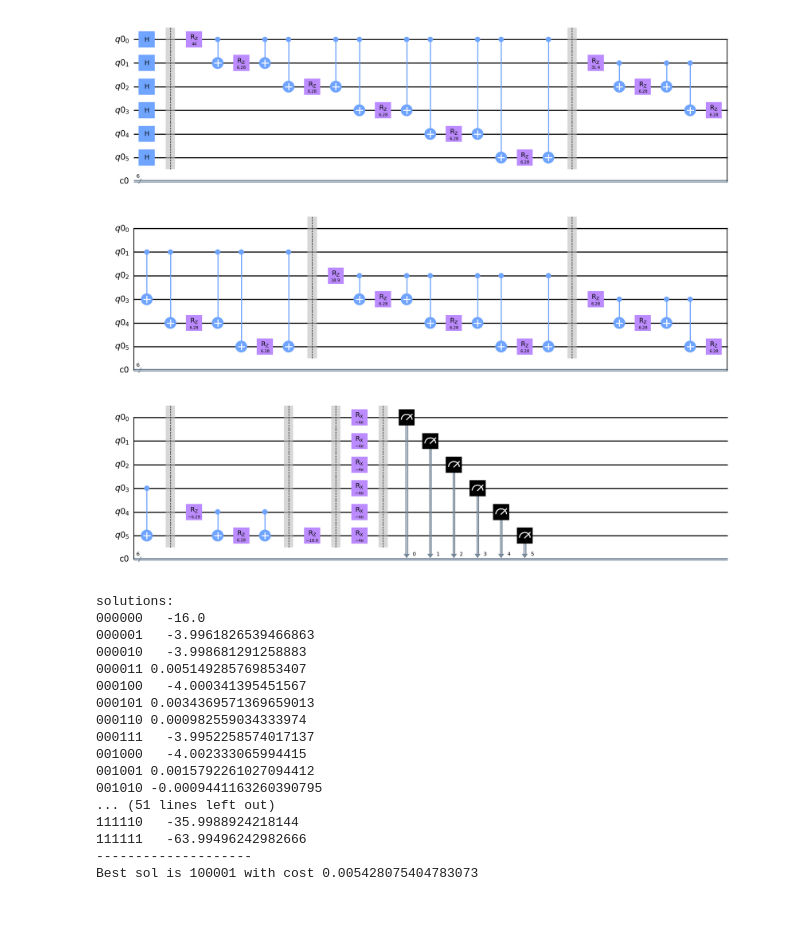
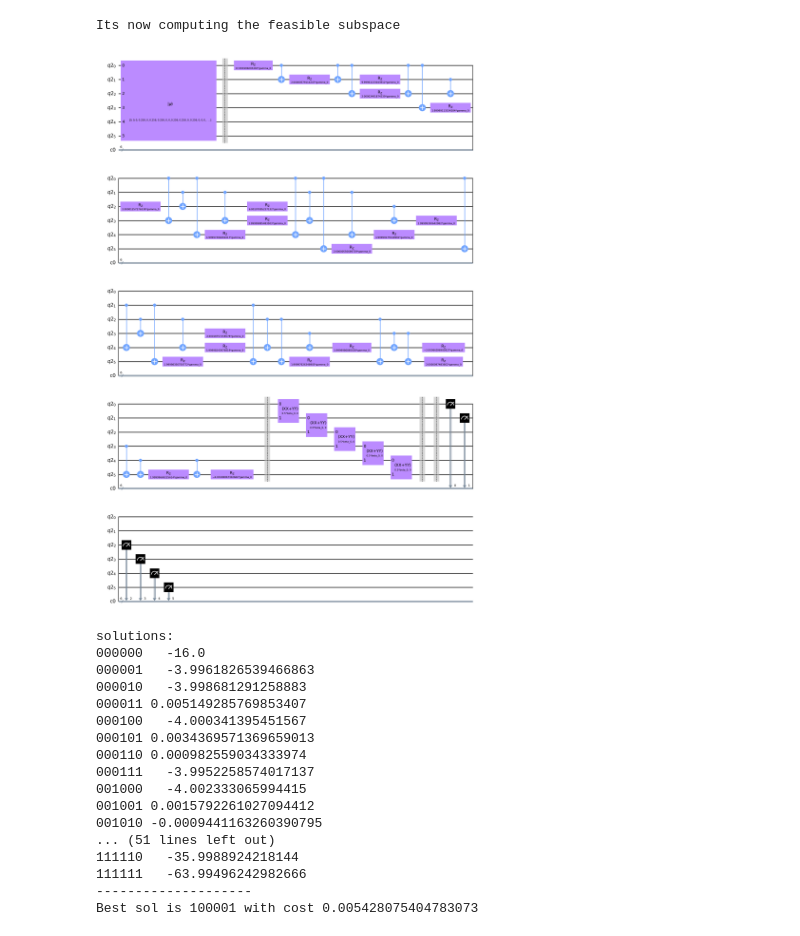
Before and after one commit to OpenQuantumComputing/QAOA, a Jupyter notebook: examples/PortfolioOptimization/6_asset_optimize.ipynb, the cells around one changed output. Saved outputs shown, nothing was run; the diff lists cells and outputs as text; code cells hidden in the pictures.

```diff
--- a/examples/PortfolioOptimization/6_asset_optimize.ipynb
+++ b/examples/PortfolioOptimization/6_asset_optimize.ipynb
@@ -36,4 +30,0 @@ qaoa_portopt = QAOAPortfolioOptimization.QAOAPortfolioOptimization(params)
-# %%
-display(qaoa_portopt.createCircuit(np.array((np.pi,2*np.pi)),1).draw(output='mpl'))
-# %% [output]
-[figure, removed]
@@ -40,3 +39,9 @@ display(qaoa_portopt.createCircuit(np.array((np.pi,2*np.pi)),1).draw(output='mpl
+# %%
+qaoa_portopt.createParameterizedCircuit(1)
+display(qaoa_portopt.parameterized_circuit.draw(output='mpl'))
+# %% [output]
+Its now computing the feasible subspace
+[figure, added]
 # %%
 
 print("solutions:")
```
Also changed, not shown: parts of 10 cells of this notebook, 7 other files.
